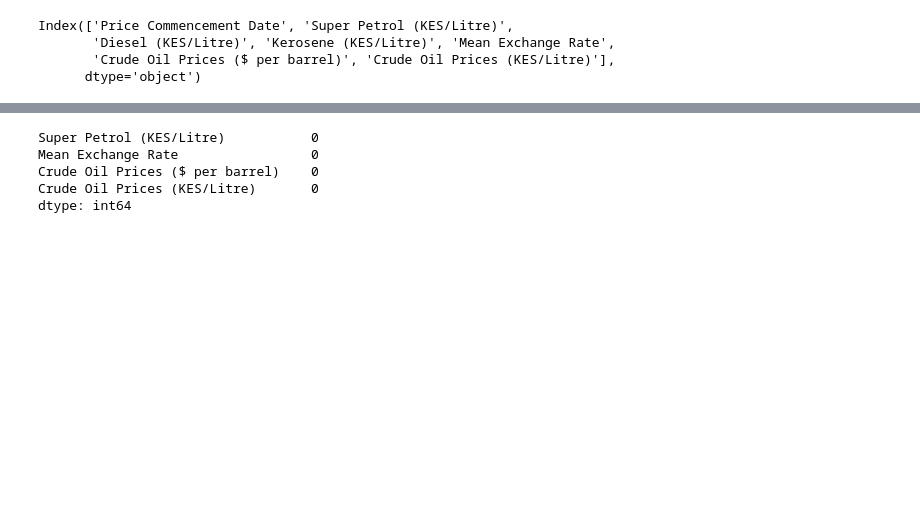
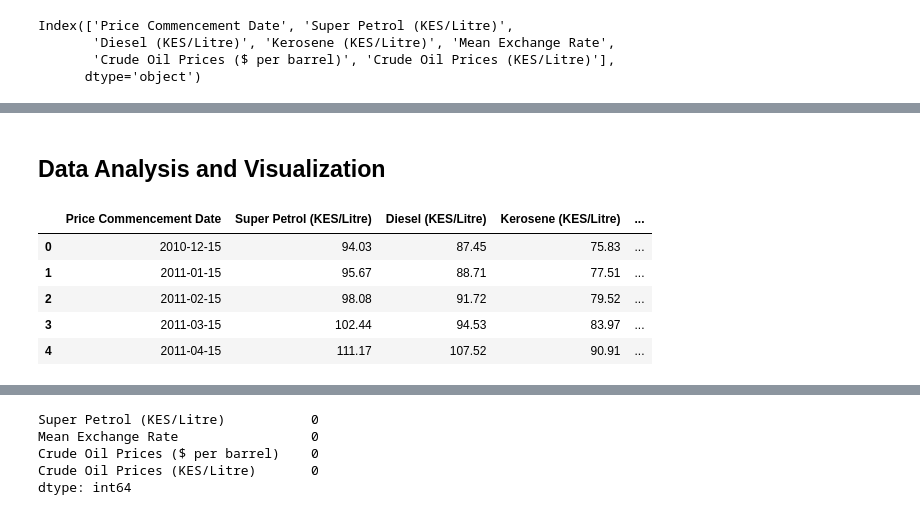
Before and after one commit to patel-mark/Fuel-prices-predictor-using-Machine-Learning, a Jupyter notebook: Fuel prices predictor using Machine Learning.ipynb, the cells around one changed output, grey strips where cells are left out. Drawn from its saved outputs; the diff is of its cells as text; code cells hidden in the pictures; blank space fills up the shorter version.

```diff
--- a/Fuel prices predictor using Machine Learning.ipynb
+++ b/Fuel prices predictor using Machine Learning.ipynb
@@ -92,0 +105,11 @@ Index(['Price Commencement Date', 'Super Petrol (KES/Litre)',
+# %% [markdown]
+## Data Analysis and Visualization
+# %%
+df.head()
+# %% [output]
+|  | Price Commencement Date | Super Petrol (KES/Litre) | Diesel (KES/Litre) | Kerosene (KES/Litre) | ... |
+| 0 | 2010-12-15 | 94.03 | 87.45 | 75.83 | ... |
+| 1 | 2011-01-15 | 95.67 | 88.71 | 77.51 | ... |
+| 2 | 2011-02-15 | 98.08 | 91.72 | 79.52 | ... |
+| 3 | 2011-03-15 | 102.44 | 94.53 | 83.97 | ... |
+| 4 | 2011-04-15 | 111.17 | 107.52 | 90.91 | ... |
```
Also changed, not shown: parts of 7 cells of this notebook, 1 other file.
